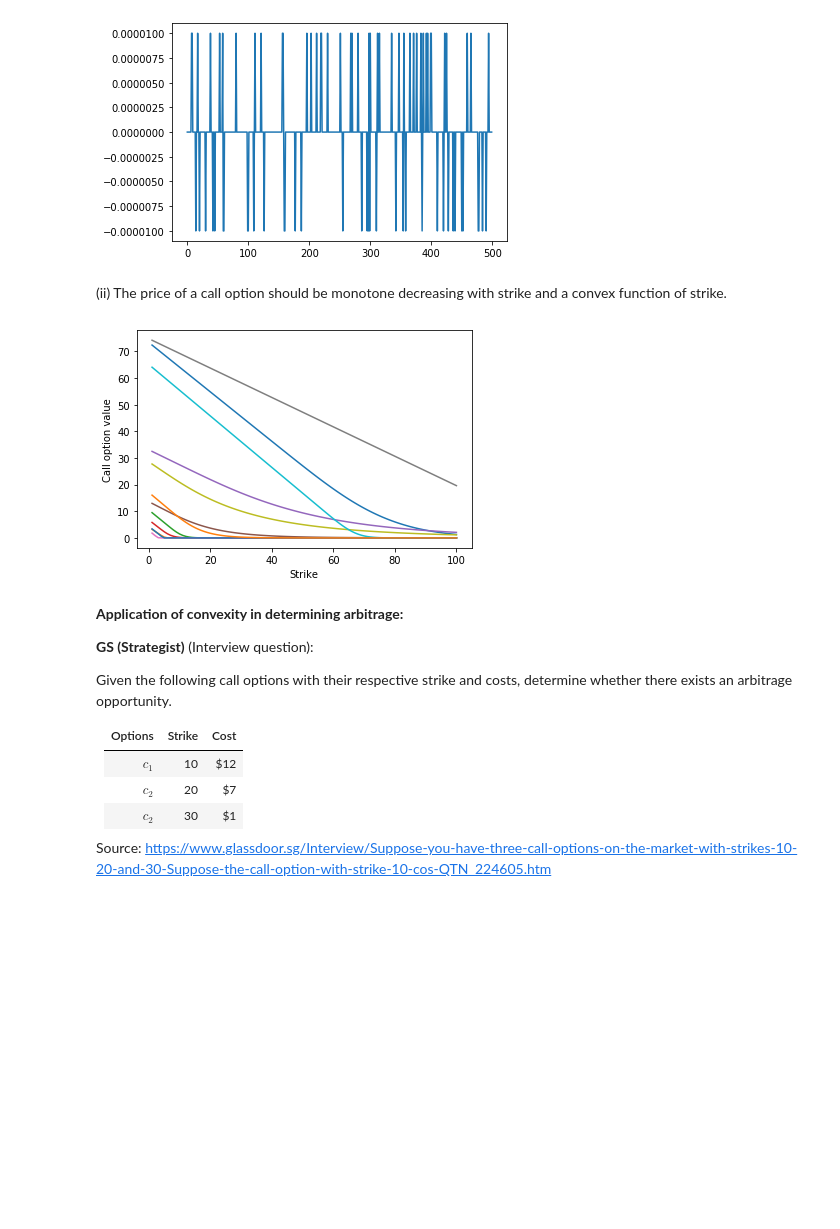
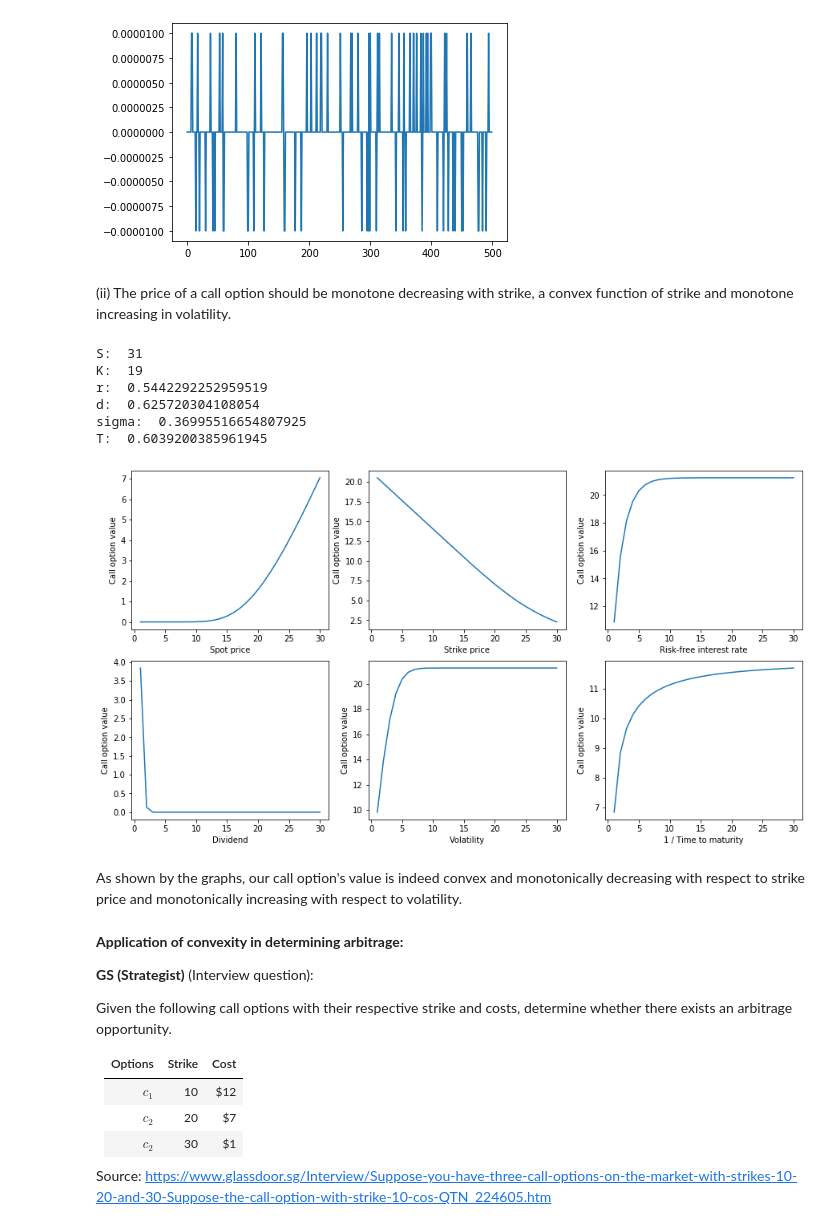
Before and after one commit to hongwai1920/Implement-Option-Pricing-Model-using-Python, a Jupyter notebook: 1. Pricing of vanilla options in the Black-Scholes world and Monte Carlo Simulation.ipynb, the cells around one changed output. Cells and saved outputs as stored; diff of their text form; code cells hidden in the pictures; blank space fills up the shorter version.

```diff
--- a/1. Pricing of vanilla options in the Black-Scholes world and Monte Carlo Simulation.ipynb
+++ b/1. Pricing of vanilla options in the Black-Scholes world and Monte Carlo Simulation.ipynb
@@ -373,35 +372,57 @@ plt.plot(error);
 Accuracy: 0.704
 [figure]
 # %% [markdown]
-(ii) The price of a call option should be monotone decreasing with strike and a convex function of strike.
+(ii) The price of a call option should be monotone decreasing with strike, a convex function of strike and monotone increasing in volatility.
-# %%
-# Plot call option's value against strike price
-# As shown by the plot, our call option's value is indeed convex and monotonically decreasing with strike
-
-
-K_upper = 100    # largest number of x-axis
-graph_num = 12   # number of plotted graphs
-x = np.linspace(1, K_upper, K_upper)   # scale of x-axis
-
-
-for j in range(graph_num):
-
-    # required paramters for Option class
-    S = randint(1,100)
-    r = random()
-    sigma = random()
-    T = random()
-    d = random()
-
-    # Calculate the corresponding call option values for different strike price by fixing S, r, sigma, T and d.
-    y = [Option(S, K, r, d, sigma, T).european_call() for K in range(1, K_upper+1)]
-
-    # plot graph
-    plt.plot(x,y)
-    plt.xlabel('Strike')
-    plt.ylabel('Call option value')
-# %% [output]
-[figure, removed]
+# %%
+_, ax = plt.subplots(2,3, figsize = (15,8))
+
+x_start = 1
+x_end = 30
+x_steps = x_end - x_start + 1
+
+seed(3)
+
+S = randint(1,100)
+K = randint(1,S)     # we assume that spot price is always larger than strike price
+r = random()
+sigma = random()
+T = random()
+d = random()
+
+print('S: ', S)
+print('K: ', K)
+print('r: ', r)
+print('d: ', d)
+print('sigma: ', sigma)
+print('T: ', T)
+
+
+x = np.linspace(x_start, x_end, x_steps)
+
+f_spot = lambda x: Option(x, K, r, d, sigma, T).european_call()
+f_strike = lambda x: Option(S, x, r, d, sigma, T).european_call()
+f_interest = lambda x: Option(S, K, x, d, sigma, T).european_call()
+f_dividend = lambda x: Option(S, K, r, x, sigma, T).european_call()
+f_vol = lambda x: Option(S, K, r, d, x, T).european_call()
+f_time = lambda x: Option(S, K, r, d, d, 1 / x).european_call()
+
+y = [f_spot, f_strike, f_interest, f_dividend, f_vol, f_time]
+variables = ['Spot price', 'Strike price', 'Risk-free interest rate', 'Dividend', 'Volatility', '1 / Time to maturity']
+
+for i in range(6):
+    ax[i//3, i%3].plot(x, y[i](x))
+    ax[i//3, i%3].set_xlabel(variables[i])
+    ax[i//3, i%3].set_ylabel('Call option value')
+# %% [output]
+S:  31
+K:  19
+r:  0.5442292252959519
+d:  0.625720304108054
+sigma:  0.36995516654807925
+T:  0.6039200385961945
+[figure, added]
+# %% [markdown]
+As shown by the graphs, our call option's value is indeed convex and monotonically decreasing with respect to strike price and monotonically increasing with respect to volatility.
 # %% [markdown]
 **Application of convexity in determining arbitrage:**
 
```
Also changed, not shown: parts of 15 cells of this notebook.
